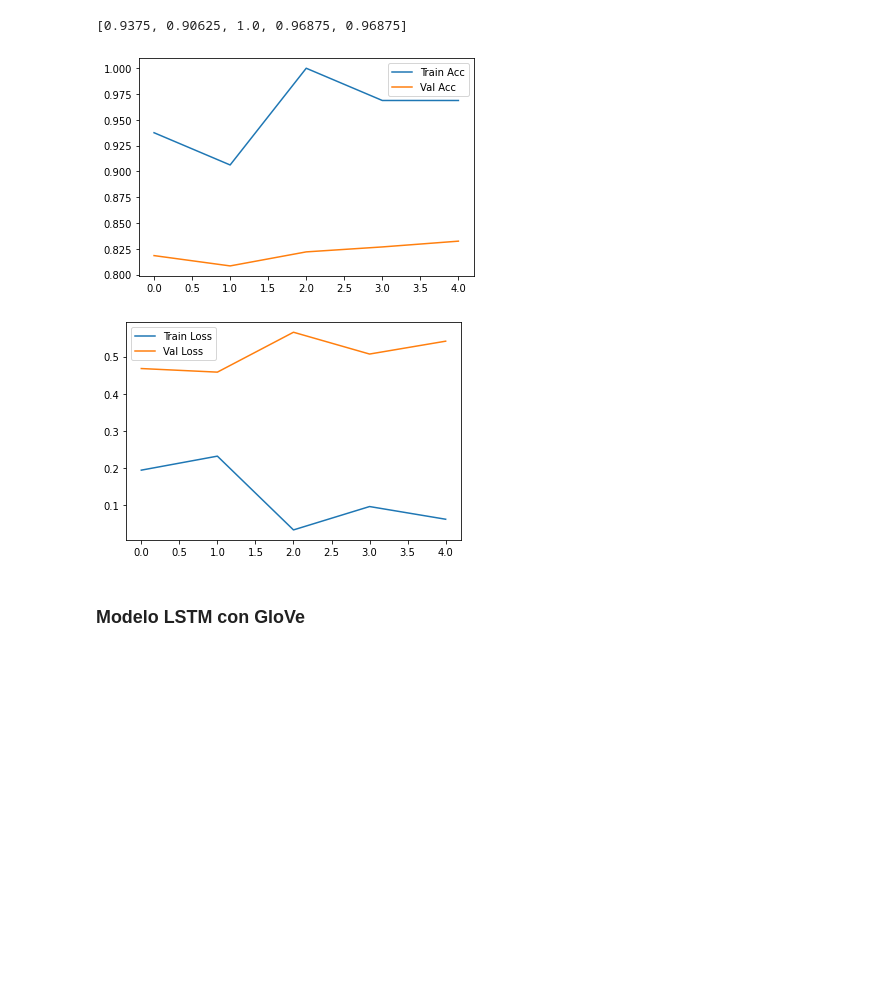
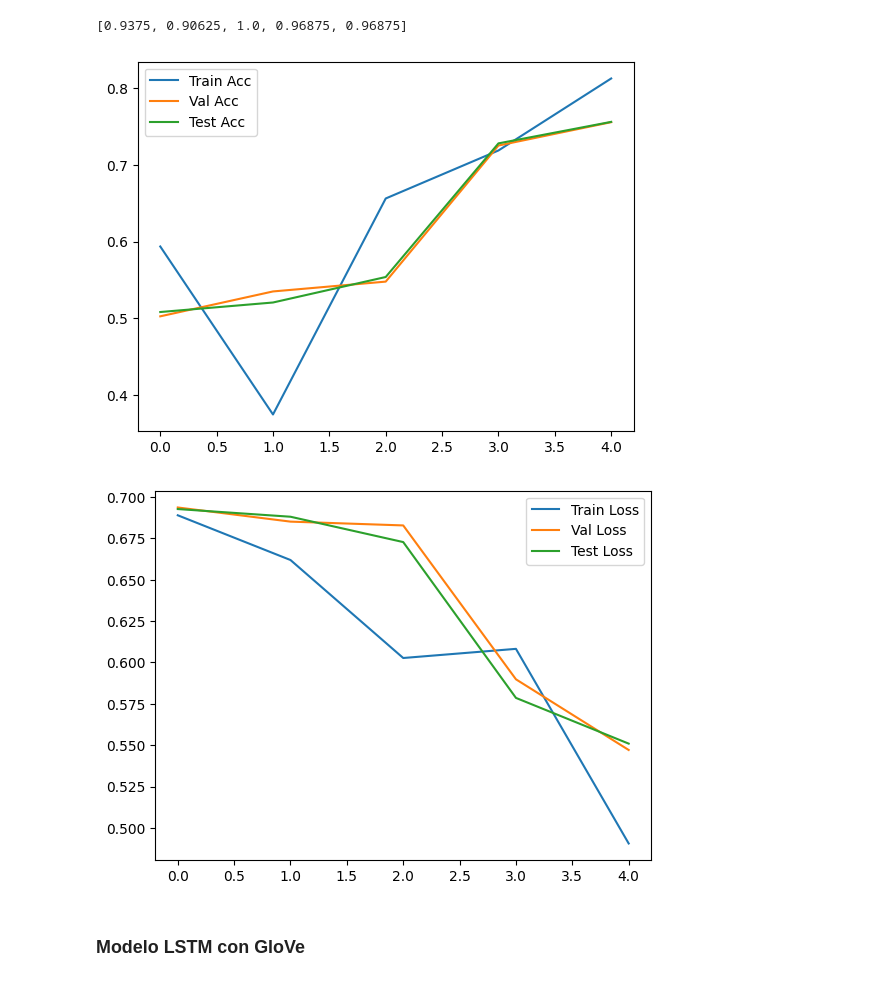
Before and after one commit to bryancasanova/M7_AG1, a Jupyter notebook: M7_AG1.ipynb, the cells around one changed output. Saved outputs shown, nothing was run; the diff lists cells and outputs as text; code cells hidden in the pictures; blank space fills up the shorter version.

Commit message:
test 1er modelo

```diff
--- a/M7_AG1.ipynb
+++ b/M7_AG1.ipynb
@@ -378,7 +378,8 @@ clip = 5 # gradient clipping para prevenir exploding gradient
 if(train_on_gpu):
     model.cuda()
 
-history = {'epochs': epochs, 'train_loss': [], 'train_acc': [], 'val_loss': [], 'val_acc': []}
+# history = {'epochs': epochs, 'train_loss': [], 'train_acc': [], 'val_loss': [], 'val_acc': []}
+history = {'epochs': epochs, 'train_loss': [], 'train_acc': [], 'val_loss': [], 'val_acc': [], 'test_loss' : [], 'test_acc' : []}
 
 model.train()
 # %% [output]
@@ -444,15 +445,44 @@ for e in range(epochs):
     val_loss_mean = np.mean(val_losses)
     val_acc = num_correct/len(valid_loader.dataset)
 
+    # Get test loss
+
+    test_losses = []
+    model.eval()
+    num_correct = 0
+    for inputs, labels in test_loader:
+
+        if(train_on_gpu):
+            inputs, labels = inputs.cuda(), labels.cuda()
+
+        output = model(inputs)
+        test_loss = criterion(output.squeeze(), labels.float())
+        test_losses.append(test_loss.item())
+
+        # convert output probabilities to predicted class (0 or 1)
+        pred = torch.round(output.squeeze())  # rounds to the nearest integer
+
+        # compare predictions to true label
+        correct_tensor = pred.eq(labels.float().view_as(pred))
+        correct = np.squeeze(correct_tensor.numpy()) if not train_on_gpu else np.squeeze(correct_tensor.cpu().numpy())
+        num_correct += np.sum(correct)
+
+    test_loss_mean = np.mean(test_losses)
+    test_acc = num_correct/len(test_loader.dataset)
+
     model.train()
     print(f"Epoch: {e+1}/{epochs}...Step: {counter}...",
           f"train_loss: {loss.item():.4f}...",
           f"train_acc: {train_acc.item():.4f}..."
           f"val_loss: {val_loss_mean:.4f}",
-          f"val_acc: {val_acc:.1f}")
+          f"val_acc: {val_acc:.1f}",
+          f"test_loss: {test_loss_mean:.4f}",
+          f"test_acc: {test_acc:.1f}")
 
     history['train_loss'].append(loss.item())
     history['train_acc'].append(train_acc.item())
     history['val_loss'].append(val_loss_mean)
     history['val_acc'].append(val_acc)
+    history['test_loss'].append(test_loss_mean)
+    history['test_acc'].append(test_acc)
 # %% [output]
@@ -470,18 +500,20 @@ history['train_acc']
 # %%
 import matplotlib.pyplot as plt
 plt.plot(range(history['epochs']), history['train_acc'], label='Train Acc')
 plt.plot(range(history['epochs']), history['val_acc'], label='Val Acc')
+plt.plot(range(history['epochs']), history['test_acc'], label='Test Acc')
 plt.legend()
 plt.show()
 plt.close()
 plt.plot(range(history['epochs']), history['train_loss'], label='Train Loss')
 plt.plot(range(history['epochs']), history['val_loss'], label='Val Loss')
+plt.plot(range(history['epochs']), history['test_loss'], label='Test Loss')
 plt.legend()
 plt.show()
 plt.close()
 # %% [output]
-[figure, old version]
+[figure, new version]
-[figure, old version]
+[figure, new version]
 # %% [markdown]
 ### Modelo LSTM con GloVe
 # %%
```
Also changed, not shown: parts of 2 cells of this notebook.
